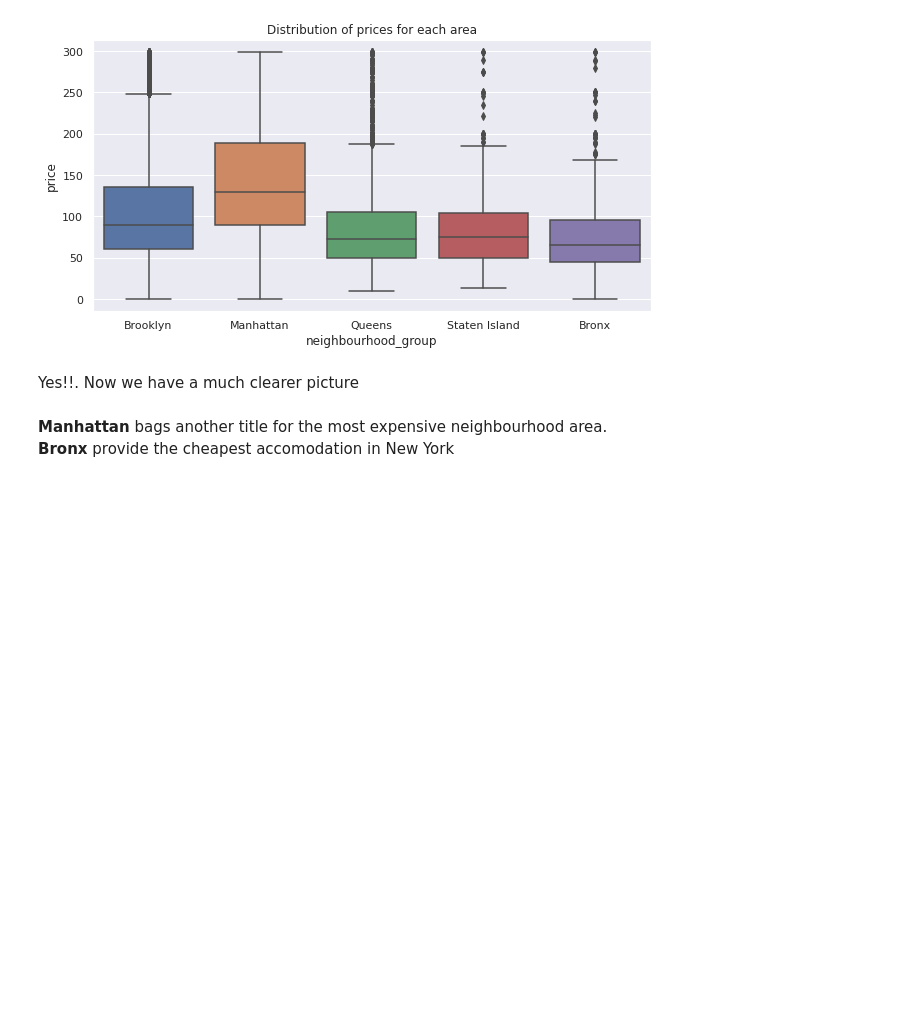
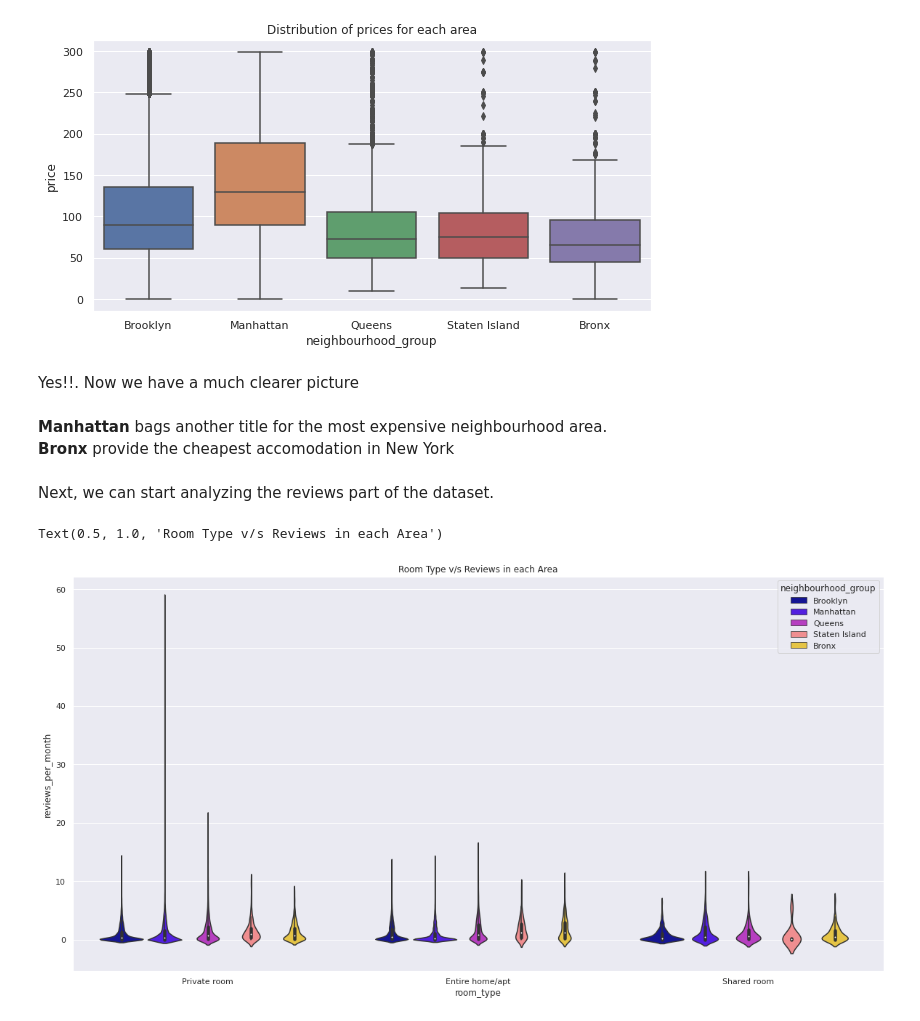
Before and after one commit to NayanaPradeep/Airbnb-Bookings-Analysis, a Jupyter notebook: Airbnb_Bookings_Analysis_Capstone_Project.ipynb, the cells around one changed output. Saved outputs shown, nothing was run; the diff lists cells and outputs as text; code cells hidden in the pictures; blank space fills up the shorter version.

```diff
--- a/Airbnb_Bookings_Analysis_Capstone_Project.ipynb
+++ b/Airbnb_Bookings_Analysis_Capstone_Project.ipynb
@@ -364,7 +364,12 @@ Yes!!. Now we have a much clearer picture
 # %% [markdown]
 **Manhattan** bags another title for the most expensive neighbourhood area.<br>
 **Bronx** provide the cheapest accomodation in New York
+# %% [markdown]
+Next, we can start analyzing the reviews part of the dataset.
 # %%
-f,ax = plt.subplots(figsize=(10,8))
-ax= sns.stripplot(x='room_type',y='reviews_per_month',hue='neighbourhood_group',dodge=True,data=df_air,palette='Set2')
-ax.set_title('Most Reviewed room_types in each Neighbourhood Groups')
+f,ax = plt.subplots(figsize=(20,10))
+ax= sns.violinplot(x='room_type',y='reviews_per_month',hue='neighbourhood_group',dodge=True,data=airbnb_df,palette='gnuplot2')
+ax.set_title('Room Type v/s Reviews in each Area')
+# %% [output]
+Text(0.5, 1.0, 'Room Type v/s Reviews in each Area')
+[figure, added]
```
Also changed, not shown: parts of 3 cells of this notebook.
